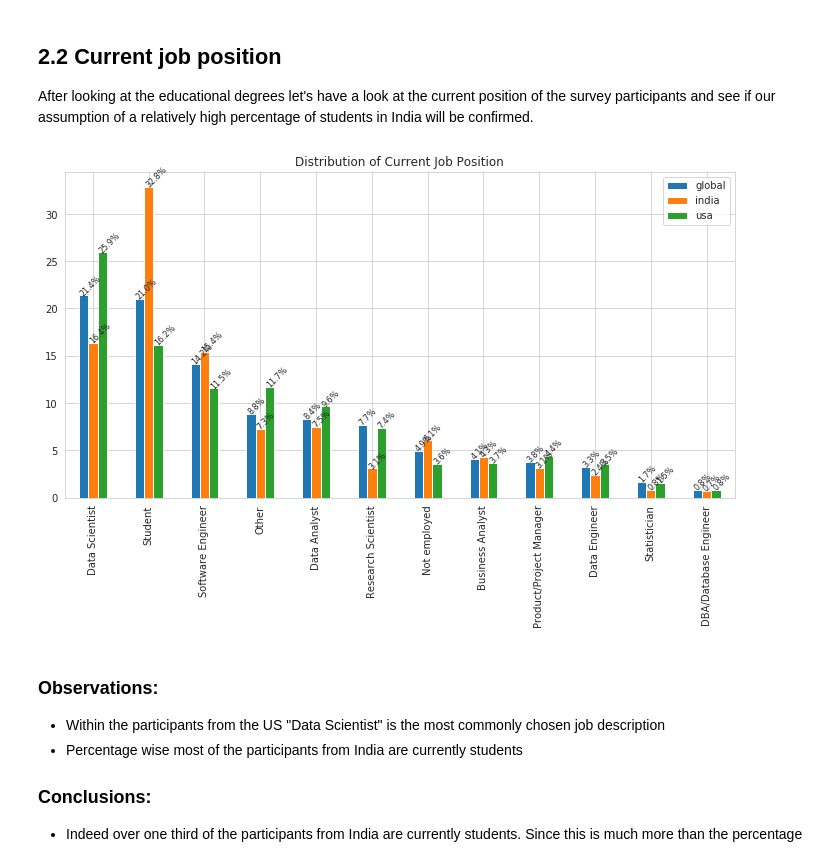
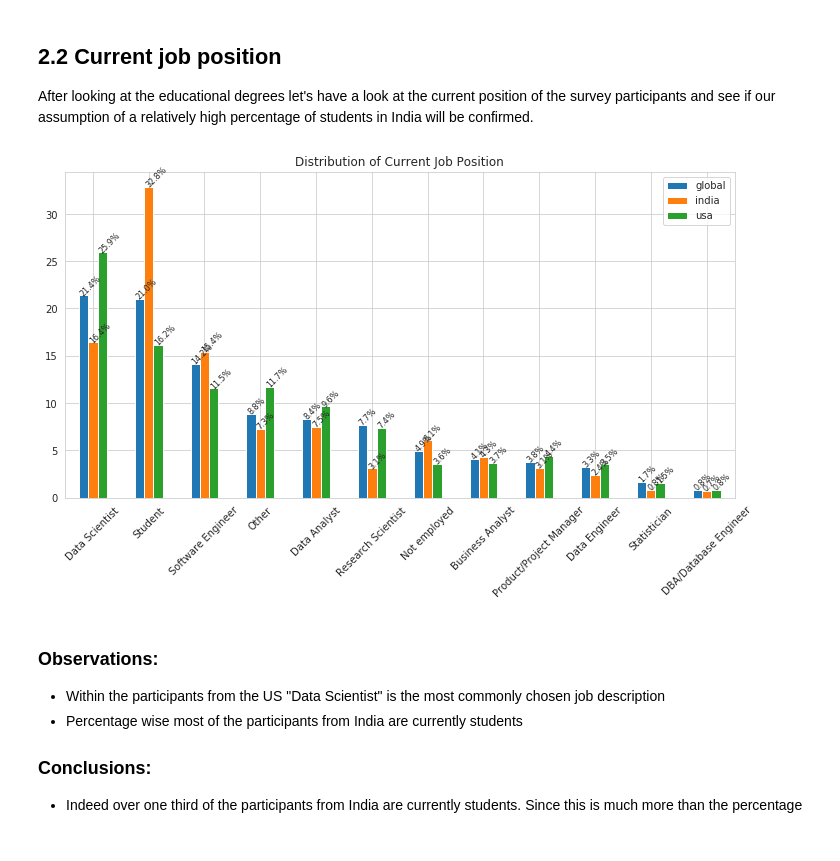
Before and after one commit to laurakah/BattleOfTheGiants, a Jupyter notebook: notebooks/main.ipynb, the cells around one changed output. Drawn from its saved outputs; the diff is of its cells as text; code cells hidden in the pictures.

```diff
--- a/notebooks/main.ipynb
+++ b/notebooks/main.ipynb
@@ -215,0 +383,10 @@ ax.set_title("Age Distribution");
+# %%
+fig, ax = plt.subplots(figsize=(16,8))
+plt.rcParams.update({'font.size': 10})
+data = age_us*100
+ax = data.plot(kind="bar", ax=ax, rot=45, grid=True)
+ax.set_title("Age Distribution US")
+for i in ax.patches:
+    ax.text(i.get_x(),i.get_height(), str(round((i.get_height()), 1))+"%", rotation=45, fontsize = 10)
+    plt.box(on=None)
+ax.get_yticks();
@@ -243,0 +473,18 @@ ax.set_title("Distribution of Educational Degree");
+# %%
+#reorder the index
+index_degree = (['Bachelor', 'Master', 'Doctor', 'Professional', 'Studied without earning a degree', 'No formal education', 'No answer'])
+degree_us = degree_us.reindex(index_degree)
+degree_in = degree_in.reindex(index_degree)
+# %%
+fig, ax = plt.subplots(ncols=2, figsize=(18,8))
+plt.rcParams.update({'font.size': 10})
+data1 = degree_in*100
+data2 =data2 = degree_us*100
+ax1 = data1.plot(kind="bar", ax=ax[0], rot=35, grid=True)
+ax2 = data2.plot(kind="bar", ax=ax[1], rot=35, grid=True)
+ax1.set_title("Distribution of the degree of education (India)")
+ax2.set_title("Distribution of the degree of education (USA)")
+ax1.set_ylabel('Distribution [%]')
+ax2.set_ylabel('Distribution [%]')
+ax1.get_yticks()
+ax2.get_yticks();
@@ -243,0 +493,10 @@ ax.set_title("Distribution of Educational Degree");
+# %%
+fig, ax = plt.subplots(figsize=(16,8))
+plt.rcParams.update({'font.size': 10})
+data = degree_us*100
+ax = data.plot(kind="bar", ax=ax, rot=45, grid=True)
+ax.set_title("Degree Distribution USA")
+for i in ax.patches:
+    ax.text(i.get_x(),i.get_height(), str(round((i.get_height()), 1))+"%", rotation=45, fontsize = 10)
+    plt.box(on=None)
+ax.get_yticks();
@@ -252,14 +513,14 @@ usa_position_dist = perc(usa, "position").rename(columns={"position" : "usa"})
 df_position = global_position_dist.merge(right=india_position_dist, how="inner", left_index=True, right_index=True)
 df_position = df_position.merge(right=usa_position_dist, how="inner", left_index=True, right_index=True)
 # %%
-ax = df_position.plot(kind="bar", figsize=figure_size);
+ax = df_position.plot(kind="bar", figsize=figure_size, rot=45);
 
 for i in ax.patches:
     ax.text(i.get_x(),i.get_height(), str(round((i.get_height()), 1))+"%", rotation=45, fontsize = 8)
 
 ax.set_title("Distribution of Current Job Position");
 # %% [output]
-[figure, old version]
+[figure, new version]
 # %% [markdown]
 ### Observations:
 * Within the participants from the US "Data Scientist" is the most commonly chosen job description
```
Also changed, not shown: parts of 22 cells of this notebook.
